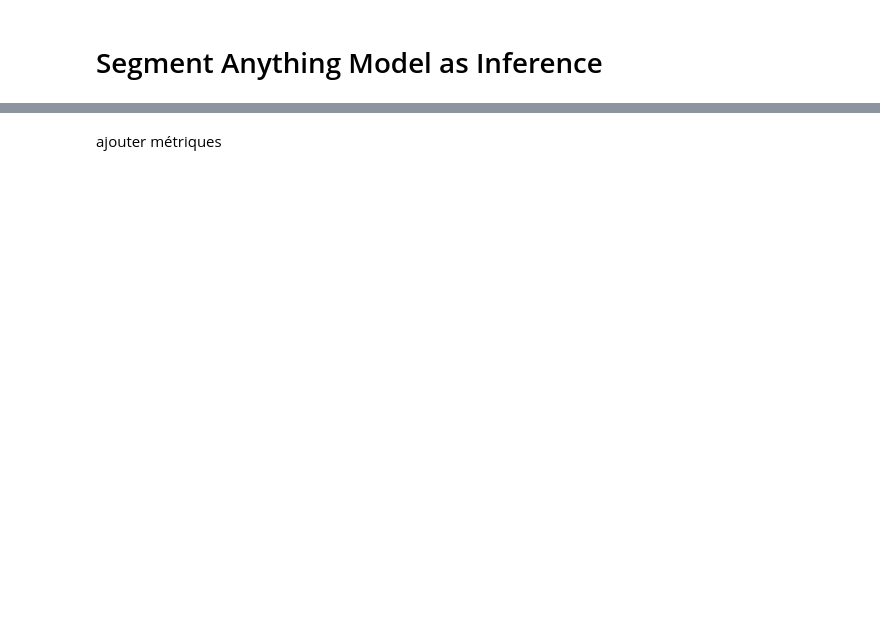
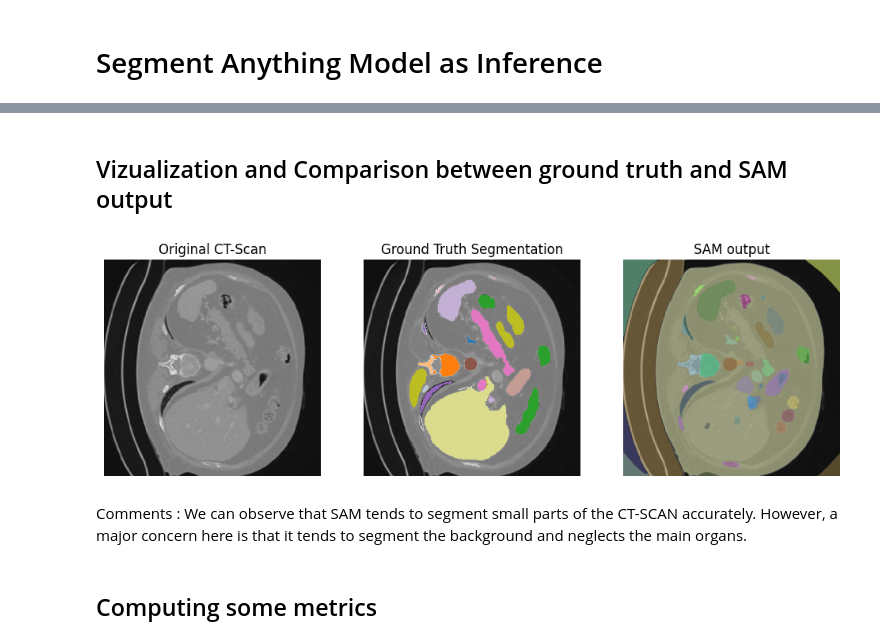
Before and after one commit to sarrabenyahia/RaidiumxENSChallenge, a Jupyter notebook: src/sam/SAM_inference.ipynb, the cells around one changed output, grey strips where cells are left out. Saved outputs shown, nothing was run; the diff lists cells and outputs as text; code cells hidden in the pictures; blank space fills up the shorter version.

```diff
--- a/src/sam/SAM_inference.ipynb
+++ b/src/sam/SAM_inference.ipynb
@@ -48,8 +65,11 @@ os.makedirs(predictions_dir, exist_ok=True)
 sam = sam_model_registry["vit_l"](
     checkpoint="./checkpoints_sam/sam_vit_l_0b3195.pth")
 # %%
-# Loop over each image in the directory
-for filename in os.listdir(inference_dir):
+import pickle
+from tqdm import tqdm
+
+# Loop over each image in the directory with a progress bar
+for filename in tqdm(os.listdir(inference_dir)):
     # Read the image and convert it to RGB
     image = cv2.imread(os.path.join(inference_dir, filename))
     image = cv2.cvtColor(image, cv2.COLOR_BGR2RGB)
@@ -61,11 +81,6 @@ for filename in os.listdir(inference_dir):
     # Remove the file extension for naming the files when saving outputs
     filename_without_extension = os.path.splitext(filename)[0]
 
-    # Save predicted outputs to CSV file
-    with open(f'{predictions_dir}{filename_without_extension}.csv', 'w', newline='') as csvfile:
-        writer = csv.writer(csvfile)
-        writer.writerow(['segmentation', 'area', 'bbox', 'predicted_iou',
-                        'point_coords', 'stability_score', 'crop_box'])
-        for mask in masks:
-            writer.writerow([mask['segmentation'], mask['area'], mask['bbox'], mask['predicted_iou'],
-                            mask['point_coords'], mask['stability_score'], mask['crop_box']])
+    # Save the masks to a file
+    with open(f'{predictions_dir}{filename_without_extension}.pkl', 'wb') as f:
+        pickle.dump(masks, f)
@@ -81,2 +89,17 @@ plt.show()
-# %% [markdown]
-ajouter métriques
+# %% [markdown]
+## Vizualization and Comparison between ground truth and SAM output
+# %%
+# Choose the scan you want to plot
+chosen_scan = 176
+
+# Set the paths to the image and mask files
+chosen_image = f"{DATA_PATH}/X_train_ground_truth/{chosen_scan}.png"
+chosen_mask_file = f"{DATA_PATH}/predictions/inference_sam/{chosen_scan}.pkl"
+
+# Load the mask from the pickle file
+with open(chosen_mask_file, "rb") as f:
+    chosen_mask = pickle.load(f)
+
+# Load the image and convert it from BGR to RGB format
+image = cv2.imread(chosen_image)
+image = cv2.cvtColor(image, cv2.COLOR_BGR2RGB)
@@ -82,0 +162,9 @@ ajouter métriques
+# %%
+plot_slice_seg(data_train[chosen_scan], labels_train.iloc[chosen_scan].values.reshape(
+    (512, 512)), image, chosen_mask)
+# %% [output]
+[figure, added]
+# %% [markdown]
+Comments : We can observe that SAM tends to segment small parts of the CT-SCAN accurately. However, a major concern here is that it tends to segment the background and neglects the main organs.
+# %% [markdown]
+## Computing some metrics
```
Also changed, not shown: parts of 9 cells of this notebook.
